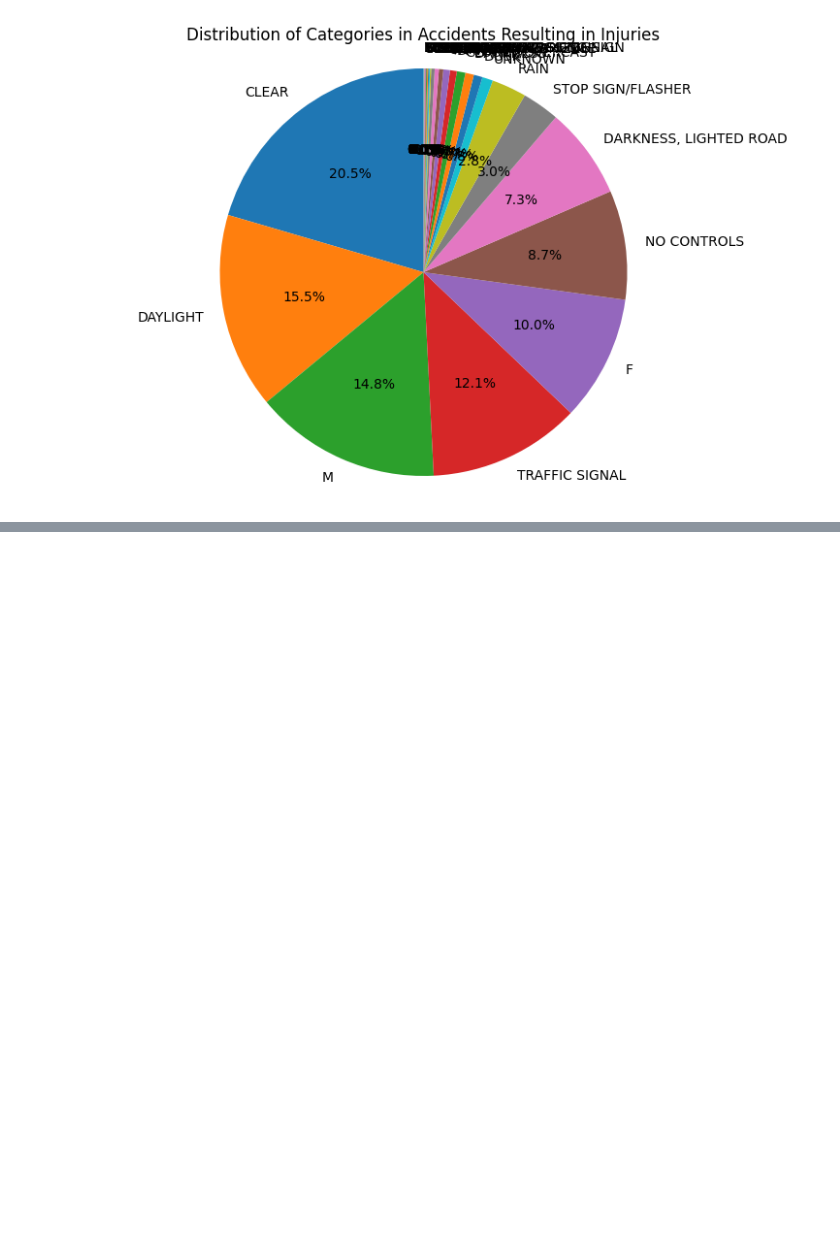
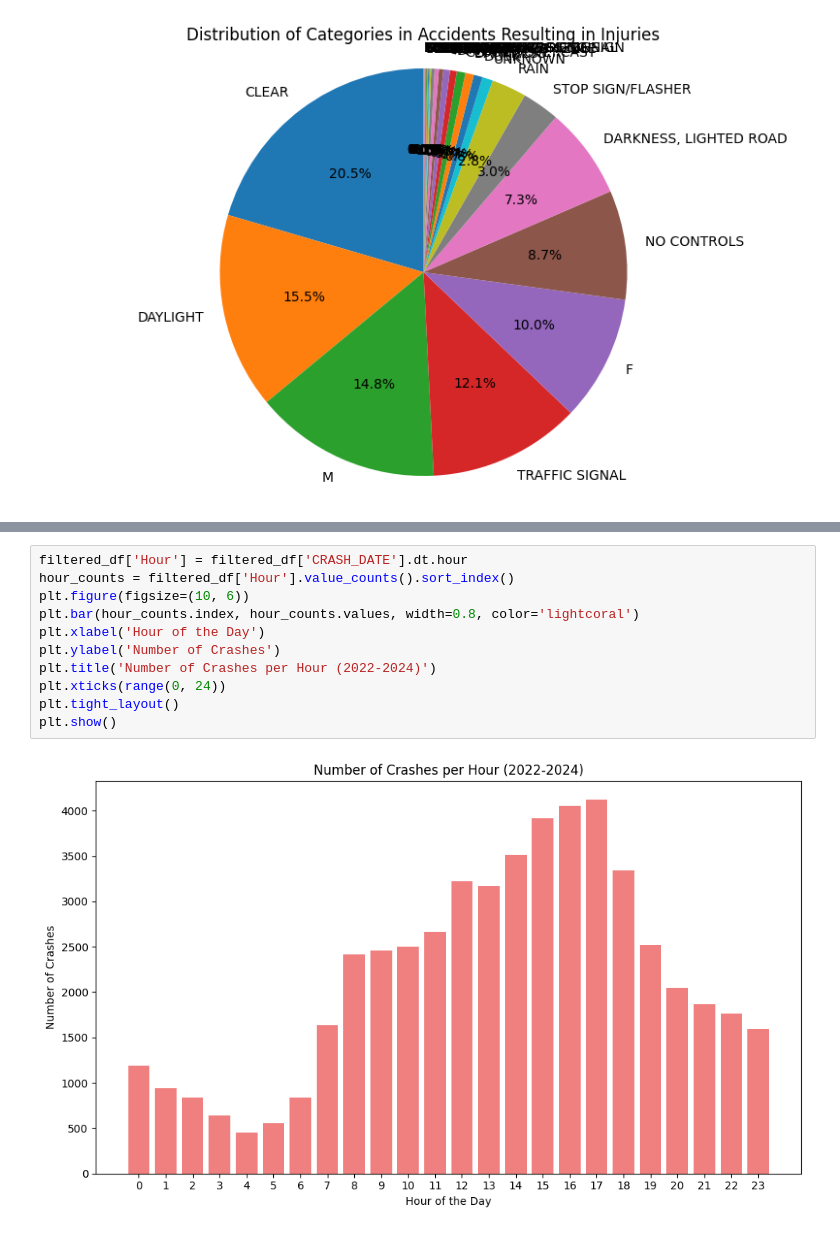
Before and after one commit to jessica-pei8/ChicagoPedestrianSafety, a Jupyter notebook: final.ipynb, the cells around one changed output, grey strips where cells are left out. Cells and saved outputs as stored; diff of their text form; blank space fills up the shorter version.

```diff
--- a/final.ipynb
+++ b/final.ipynb
@@ -231,3 +236,16 @@ plt.tight_layout()
 plt.show()
 # %% [output]
 [figure]
+# %%
+filtered_df['Hour'] = filtered_df['CRASH_DATE'].dt.hour
+hour_counts = filtered_df['Hour'].value_counts().sort_index()
+plt.figure(figsize=(10, 6))
+plt.bar(hour_counts.index, hour_counts.values, width=0.8, color='lightcoral')
+plt.xlabel('Hour of the Day')
+plt.ylabel('Number of Crashes')
+plt.title('Number of Crashes per Hour (2022-2024)')
+plt.xticks(range(0, 24))
+plt.tight_layout()
+plt.show()
+# %% [output]
+[figure, added]
```
Also changed, not shown: parts of 5 cells of this notebook, 3 other files.
